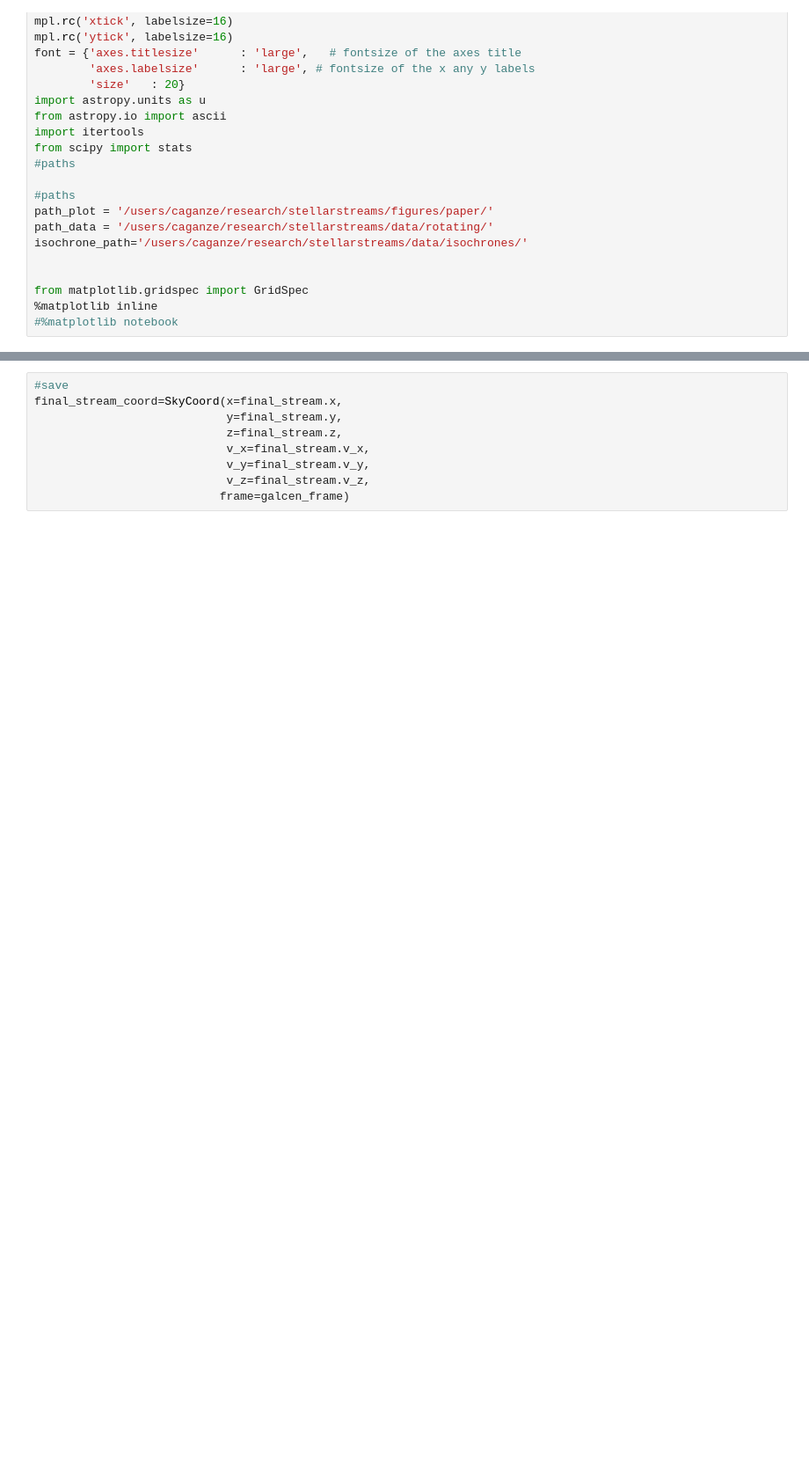
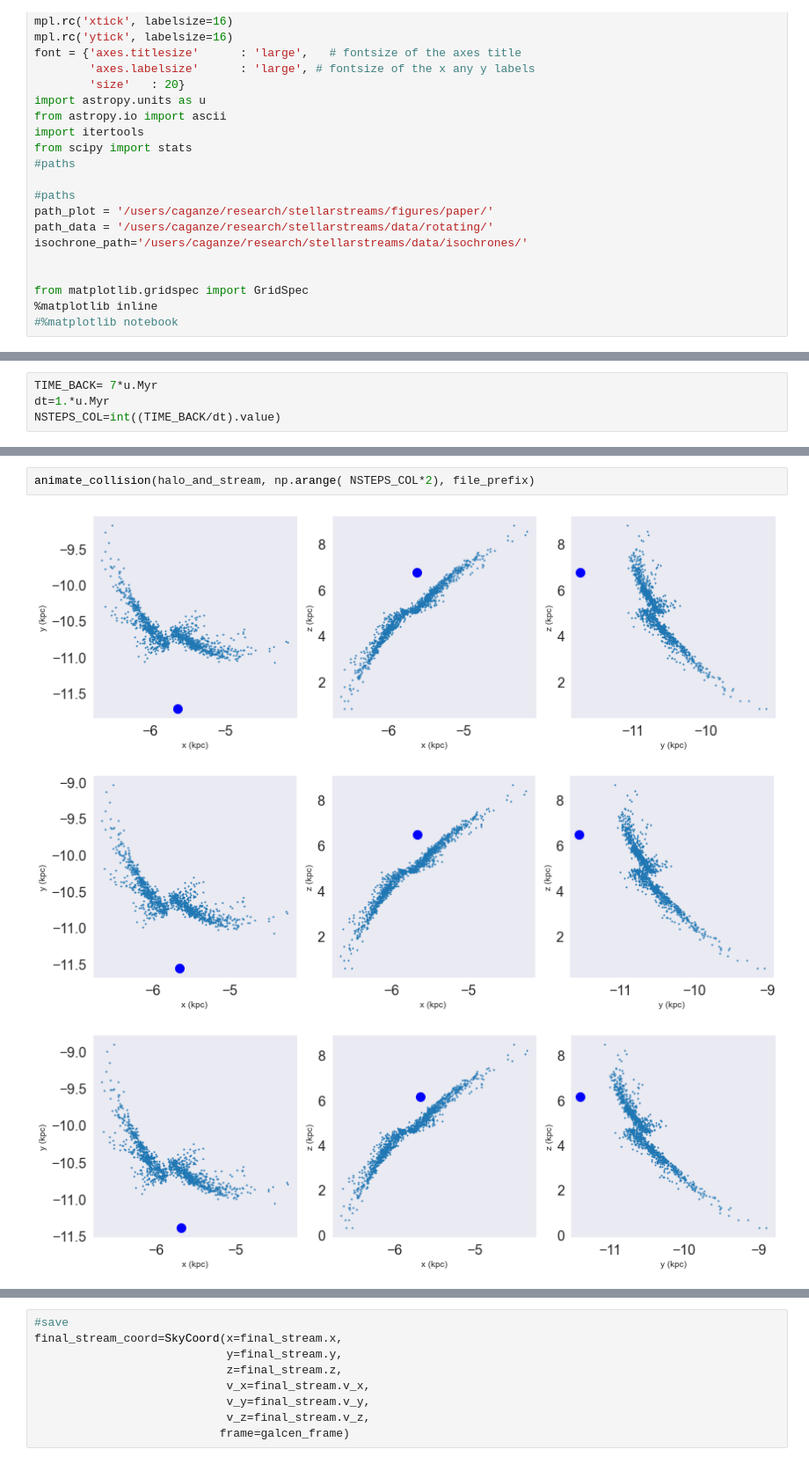
Before and after one commit to caganze/stellarstreams, a Jupyter notebook: notebooks/Rotating Stream and Simpler Direct Nboy.ipynb, the cells around one changed output, grey strips where cells are left out. Shown: that part at 88% size. Cells and saved outputs as stored; diff of their text form; blank space fills up the shorter version.

```diff
--- a/notebooks/Rotating Stream and Simpler Direct Nboy.ipynb
+++ b/notebooks/Rotating Stream and Simpler Direct Nboy.ipynb
@@ -222,0 +252,4 @@ final_stream=halo_and_stream
+# %%
+TIME_BACK= 7*u.Myr
+dt=1.*u.Myr
+NSTEPS_COL=int((TIME_BACK/dt).value)
@@ -222,0 +288,6 @@ final_stream=halo_and_stream
+# %%
+animate_collision(halo_and_stream, np.arange( NSTEPS_COL*2), file_prefix)
+# %% [output]
+[figure, added]
+[figure, added]
+[figure, added]
```
Also changed, not shown: parts of 20 cells of this notebook, 1 other file.
